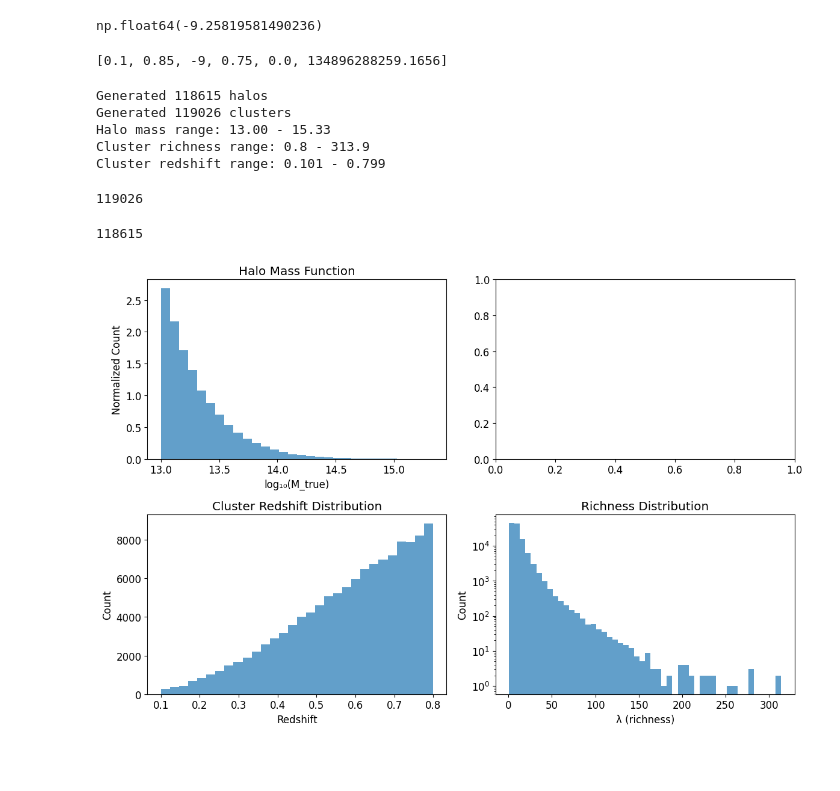
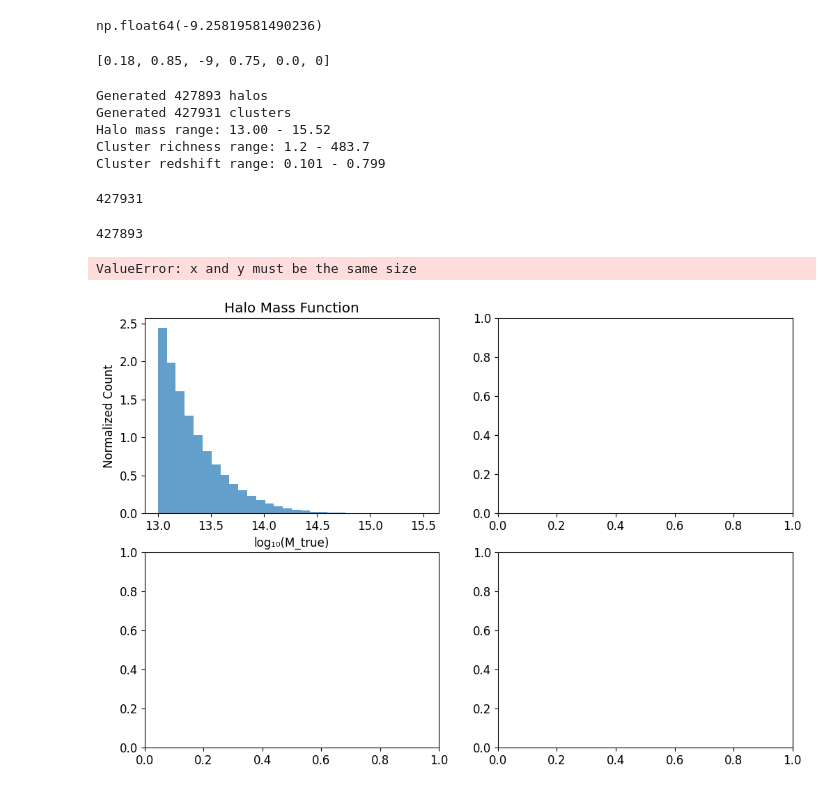
Before and after one commit to calumhrmurray/capish, a Jupyter notebook: notebooks/calum/des_y1_mass_richness_calibration.ipynb, the cells around one changed output. Saved outputs shown, nothing was run; the diff lists cells and outputs as text; code cells hidden in the pictures; blank space fills up the shorter version.

```diff
--- a/notebooks/calum/des_y1_mass_richness_calibration.ipynb
+++ b/notebooks/calum/des_y1_mass_richness_calibration.ipynb
@@ -106,8 +106,7 @@ def create_capish_config(mr_params, cosmo_params, area_sr):
         'z_min': '0.1',
         'z_max': '0.8',
         'n_redshift_bins': '700',
-        'SSC': 'False',
-        'mass_def_overdensity_type': 'critical',
+        'mass_def_overdensity_type': 'matter',
         'mass_def_overdensity_delta': '200',
         'Mstar': '10',
         's': '0.0',
@@ -170,6 +169,7 @@ np.float64(-9.221180904595387)
 # Mass-richness relation parameters (updated for new relation format)
 MASS_RICHNESS_PARAMS = {
     'M_min': 134896288259.1656,  # 10^11.13 in solar masses
+    # 'M_min': 0,  # 10^11.13 in solar masses
     'alpha_lambda': -9,
     'beta_lambda': 0.75,
     'gamma_lambda': 0.0,
@@ -177,9 +177,9 @@ MASS_RICHNESS_PARAMS = {
     'alpha_mwl': 0.0,
     'beta_mwl': 1.0,
     'gamma_mwl': 0.0,
-    'sigma_Mwl_gal': 0.2,
-    'sigma_Mwl_int': 0.2,
-    'rho': 0.2
+    'sigma_Mwl_gal': 0.,
+    'sigma_Mwl_int': 0.,
+    'rho': 0.
 }
 
 # Cosmological parameters
@@ -194,7 +194,7 @@ COSMO_PARAMS = {
 }
 
 # DES survey area
-DES_AREA_DEG2 = 1600.4
+DES_AREA_DEG2 = 300 #1600.4
 DES_AREA_SR = DES_AREA_DEG2 * (np.pi/180)**2
 
 print(f"DES survey area: {DES_AREA_DEG2} deg² ({DES_AREA_SR:.6f} sr)")
@@ -394,7 +404,8 @@ Modify `MASS_RICHNESS_PARAMS` above and re-run cells to calibrate parameters.
 np.float64(-9.25819581490236)
 # %%
 MASS_RICHNESS_PARAMS = {
-    'M_min': 134896288259.1656,  # 10^11.13 in solar masses
+    #'M_min': 134896288259.1656,  # 10^11.13 in solar masses
+    'M_min': 0,  # 10^11.13 in solar masses
     'alpha_lambda': -9,
     'beta_lambda': 0.75,
     'gamma_lambda': 0.0,
@@ -413,7 +424,7 @@ fiducial_values = [COSMO_PARAMS['Omega_m'], COSMO_PARAMS['sigma8'],
 # %%
 fiducial_values
 # %% [output]
-[0.1, 0.85, -9, 0.75, 0.0, 134896288259.1656]
+[0.18, 0.85, -9, 0.75, 0.0, 0]
 # %%
 # Generate halo and cluster catalogs using existing methods
 log10m_true, z_true = simulator.run_simulation_halo_catalogue(fiducial_values)
@@ -425,53 +436,54 @@ print(f"Halo mass range: {np.min(log10m_true):.2f} - {np.max(log10m_true):.2f}")
 print(f"Cluster richness range: {np.min(richness):.1f} - {np.max(richness):.1f}")
 print(f"Cluster redshift range: {np.min(z_obs):.3f} - {np.max(z_obs):.3f}")
 # %% [output]
-Generated 118615 halos
-Generated 119026 clusters
-Halo mass range: 13.00 - 15.33
-Cluster richness range: 0.8 - 313.9
+Generated 427893 halos
+Generated 427931 clusters
+Halo mass range: 13.00 - 15.52
+Cluster richness range: 1.2 - 483.7
 Cluster redshift range: 0.101 - 0.799
 # %%
 len( richness )
 # %% [output]
-119026
+427931
 # %%
 len( log10m_true )
 # %% [output]
-118615
+427893
 # %%
 # Plot catalog diagnostics
 fig, axes = plt.subplots(2, 2, figsize=(12, 8))
 
 # Halo mass function
 axes[0,0].hist(log10m_true, bins=30, alpha=0.7, density=True)
 axes[0,0].set_xlabel('log₁₀(M_true)')
 axes[0,0].set_ylabel('Normalized Count')
 axes[0,0].set_title('Halo Mass Function')
 
 # Mass-richness relation
-# axes[0,1].scatter(log10m_true, richness, alpha=0.5, s=1)
-# axes[0,1].set_xlabel('log₁₀(M_true)')
-# axes[0,1].set_ylabel('λ (richness)')
-# axes[0,1].set_yscale('log')
-# axes[0,1].set_title('Mass-Richness Relation')
+axes[0,1].scatter(log10m_true, richness, alpha=0.5, s=1)
+axes[0,1].set_xlabel('log₁₀(M_true)')
+axes[0,1].set_ylabel('λ (richness)')
+axes[0,1].set_yscale('log')
+axes[0,1].set_title('Mass-Richness Relation')
 
 # Redshift distribution
 axes[1,0].hist(z_obs, bins=30, alpha=0.7)
 axes[1,0].set_xlabel('Redshift')
 axes[1,0].set_ylabel('Count')
 axes[1,0].set_title('Cluster Redshift Distribution')
 
 # Richness distribution
 axes[1,1].hist(richness, bins=50, alpha=0.7)
 axes[1,1].set_xlabel('λ (richness)')
 axes[1,1].set_ylabel('Count')
 axes[1,1].set_yscale('log')
 axes[1,1].set_title('Richness Distribution')
 
 plt.tight_layout()
 plt.show()
 # %% [output]
+ValueError: x and y must be the same size
-[figure, old version]
+[figure, new version]
 # %%
 # Example parameter modifications for new relation format:
 # MASS_RICHNESS_PARAMS['alpha_lambda'] = 12.0    # Adjust normalization
```
Also changed, not shown: parts of 12 cells of this notebook, 2 other files.
